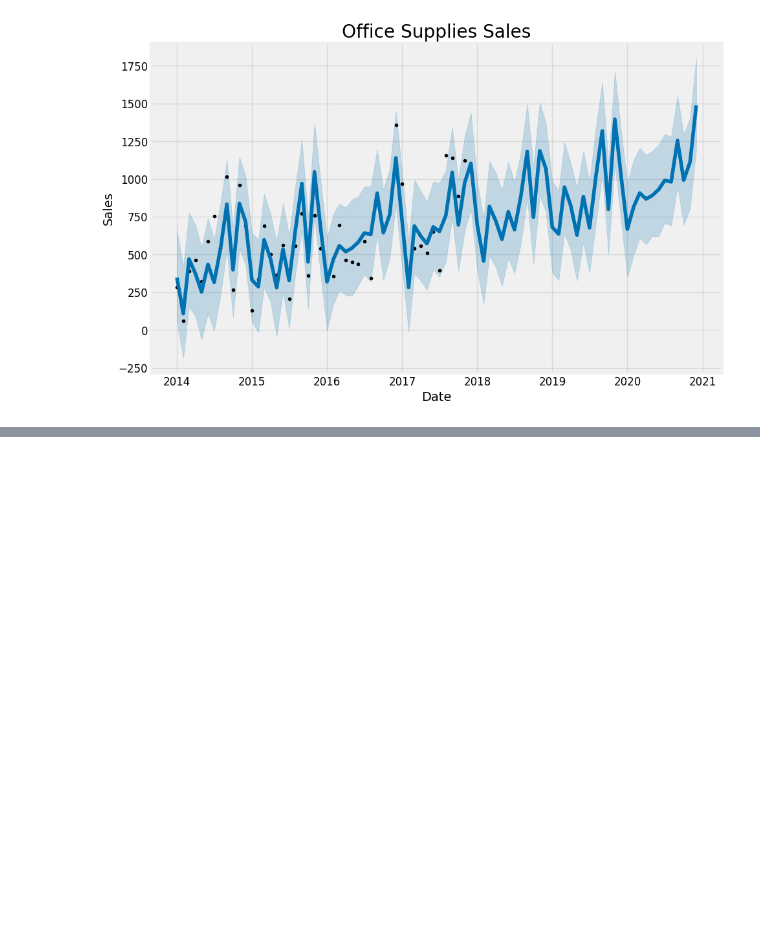
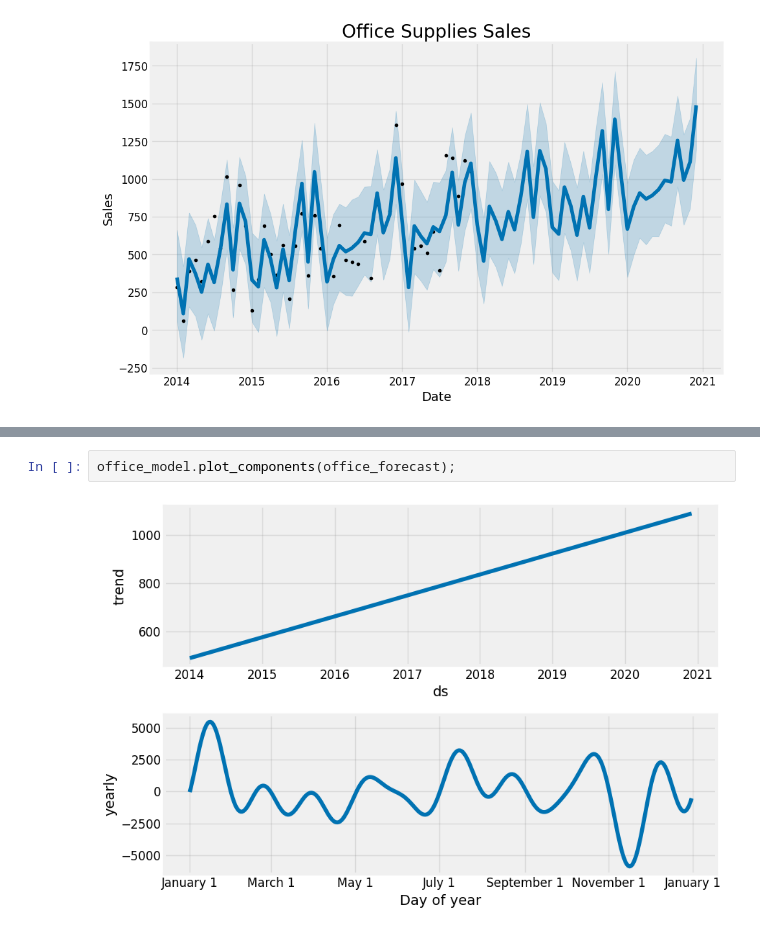
Before and after one commit to Taoheed-O/Time-Series-A, a Jupyter notebook: time_series_forecasting.ipynb, the cells around one changed output, grey strips where cells are left out. Drawn from its saved outputs; the diff is of its cells as text; blank space fills up the shorter version.

```diff
--- a/time_series_forecasting.ipynb
+++ b/time_series_forecasting.ipynb
@@ -306,0 +347,4 @@ plt.title('Office Supplies Sales');
+# %%
+office_model.plot_components(office_forecast);
+# %% [output]
+[figure, added]
```
Also changed, not shown: parts of 5 cells of this notebook.
